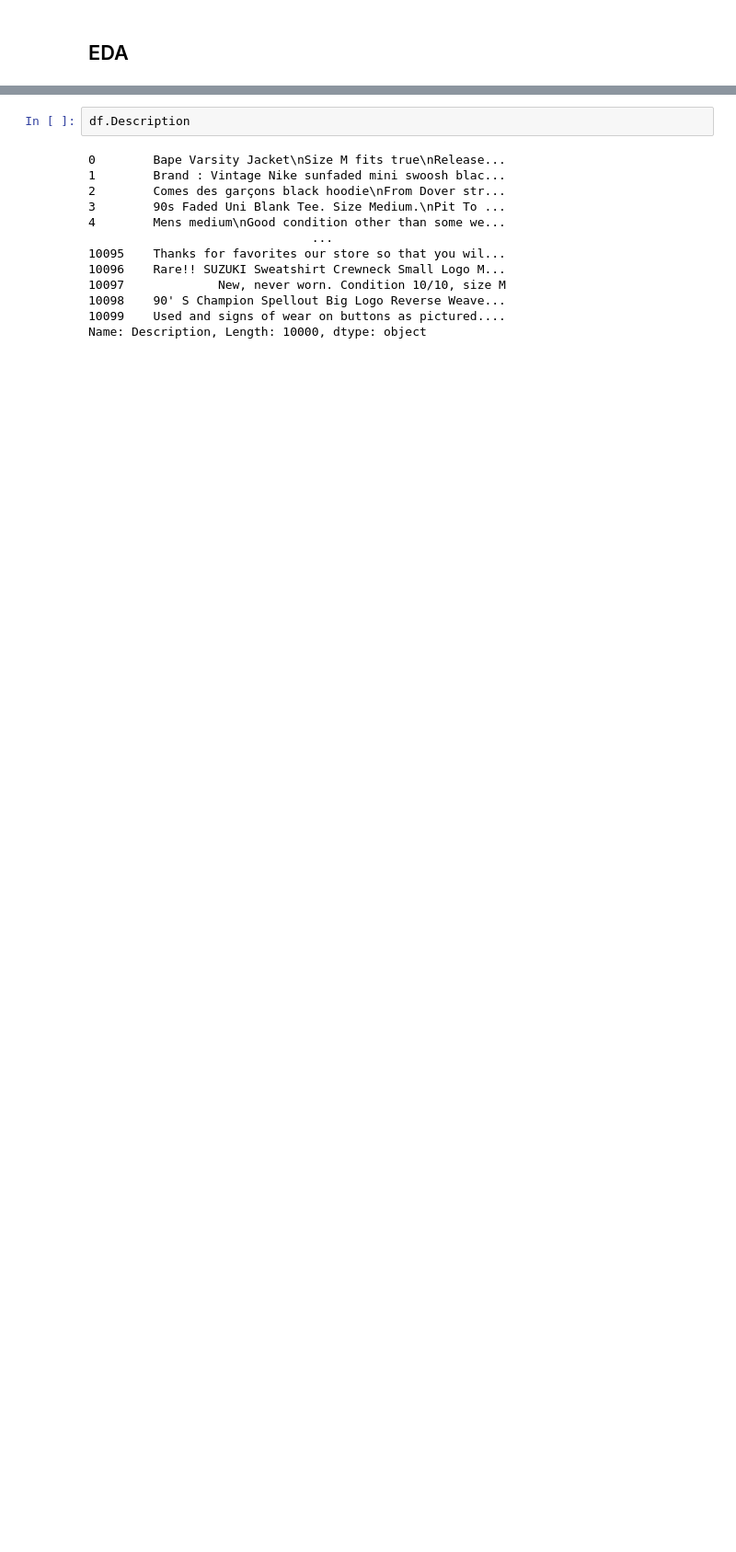
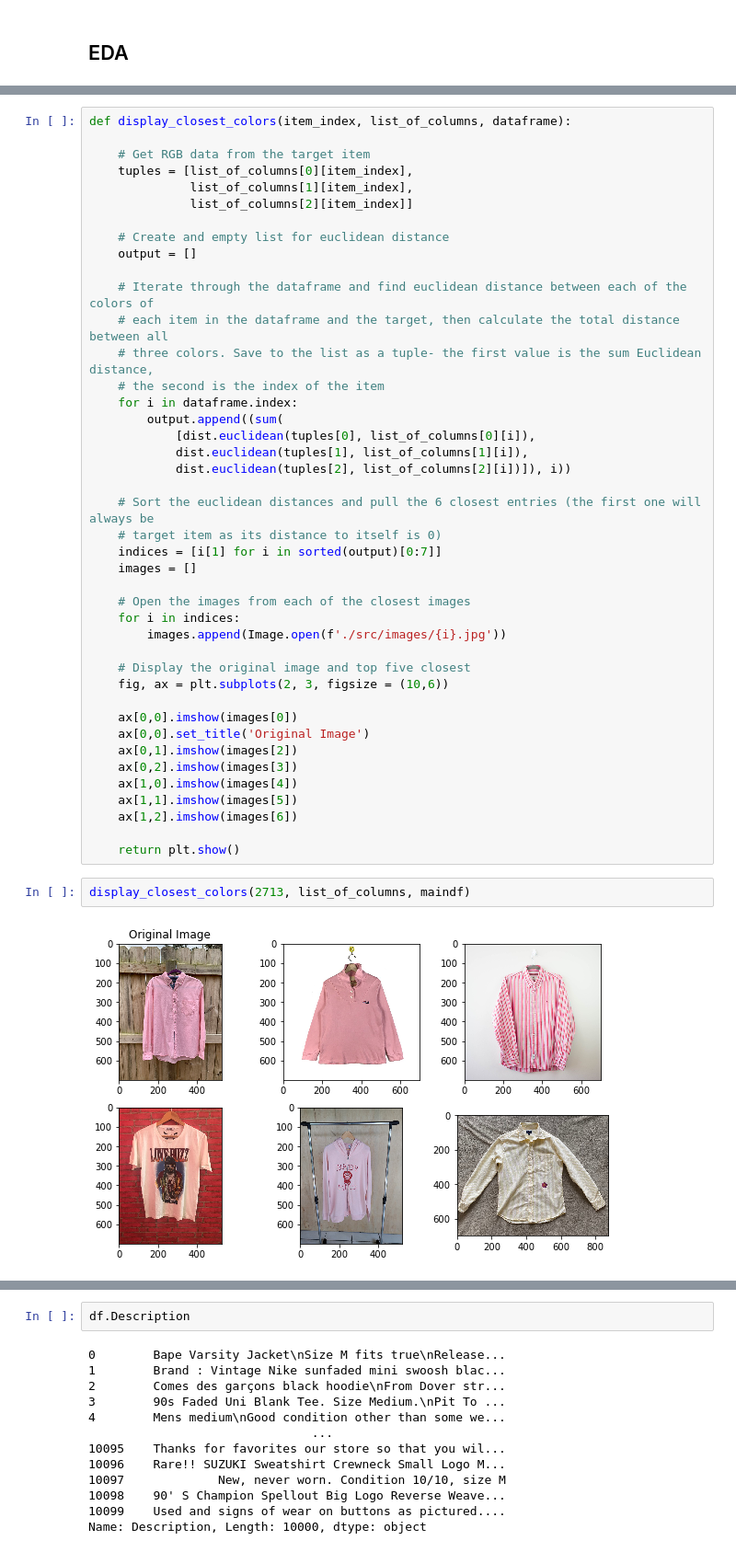
Before and after one commit to bagnine/Clothing_Recommender, a Jupyter notebook: EDA.ipynb, the cells around one changed output, grey strips where cells are left out. Shown at 92% size. Cells and saved outputs as stored; diff of their text form; blank space fills up the shorter version.

Commit message:
Added Euclidean color match function, readme

```diff
--- a/EDA.ipynb
+++ b/EDA.ipynb
@@ -175,0 +209,46 @@ maindf = df.merge(colordf, left_index=True, right_index=True)
+# %%
+def display_closest_colors(item_index, list_of_columns, dataframe):
+
+    # Get RGB data from the target item
+    tuples = [list_of_columns[0][item_index],
+              list_of_columns[1][item_index],
+              list_of_columns[2][item_index]]
+
+    # Create and empty list for euclidean distance
+    output = []
+
+    # Iterate through the dataframe and find euclidean distance between each of the colors of
+    # each item in the dataframe and the target, then calculate the total distance between all
+    # three colors. Save to the list as a tuple- the first value is the sum Euclidean distance,
+    # the second is the index of the item
+    for i in dataframe.index:
+        output.append((sum(
+            [dist.euclidean(tuples[0], list_of_columns[0][i]),
+            dist.euclidean(tuples[1], list_of_columns[1][i]),
+            dist.euclidean(tuples[2], list_of_columns[2][i])]), i))
+
+    # Sort the euclidean distances and pull the 6 closest entries (the first one will always be
+    # target item as its distance to itself is 0)
+    indices = [i[1] for i in sorted(output)[0:7]]
+    images = []
+
+    # Open the images from each of the closest images
+    for i in indices:
+        images.append(Image.open(f'./src/images/{i}.jpg'))
+
+    # Display the original image and top five closest
+    fig, ax = plt.subplots(2, 3, figsize = (10,6))
+
+    ax[0,0].imshow(images[0])
+    ax[0,0].set_title('Original Image')
+    ax[0,1].imshow(images[2])
+    ax[0,2].imshow(images[3])
+    ax[1,0].imshow(images[4])
+    ax[1,1].imshow(images[5])
+    ax[1,2].imshow(images[6])
+
+    return plt.show()
+# %%
+display_closest_colors(2713, list_of_columns, maindf)
+# %% [output]
+[figure, added]
```
Also changed, not shown: parts of 17 cells of this notebook, 4 other files.
